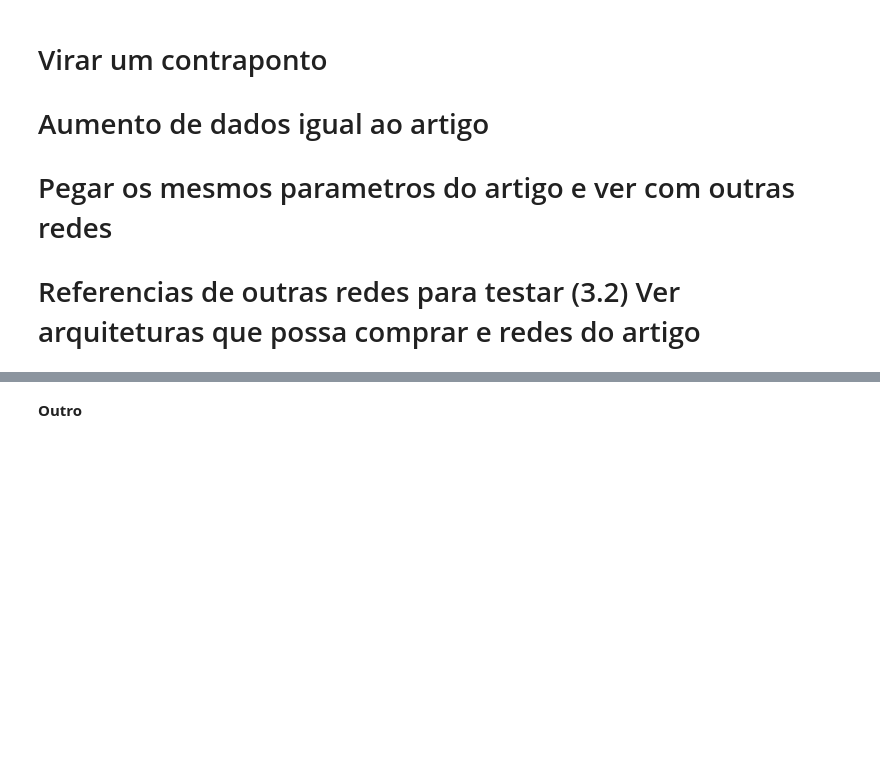
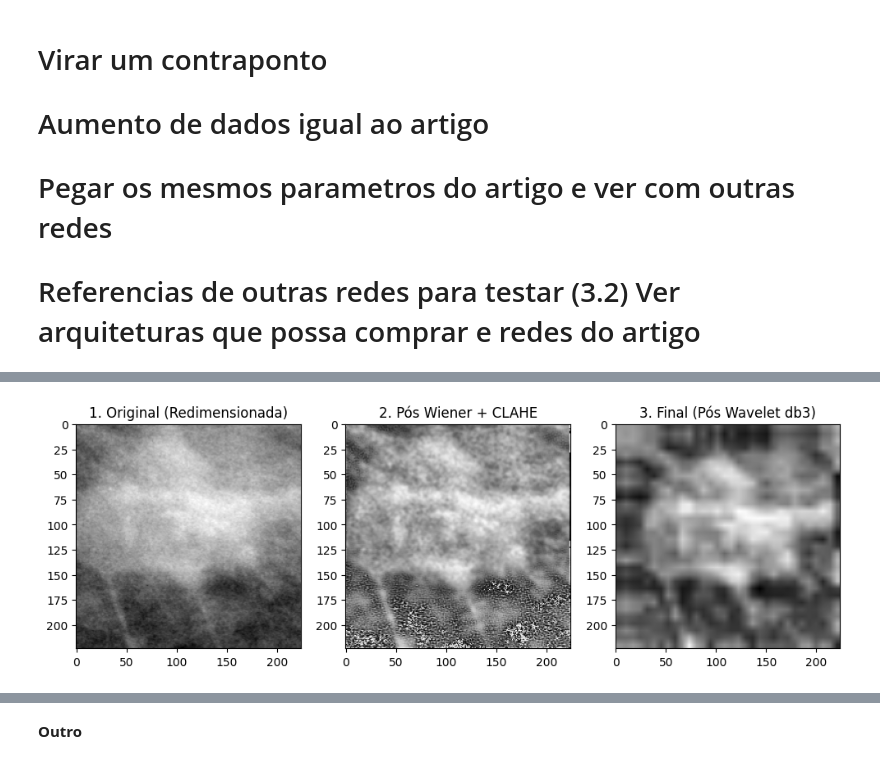
Before and after one commit to SandraRojasZ/Pos_Unifesp, a Jupyter notebook: PMI/BreastCancer/BreastCancer.ipynb, the cells around one changed output, grey strips where cells are left out. Cells and saved outputs as stored; diff of their text form; code cells hidden in the pictures; blank space fills up the shorter version.

```diff
--- a/PMI/BreastCancer/BreastCancer.ipynb
+++ b/PMI/BreastCancer/BreastCancer.ipynb
@@ -382,0 +516,20 @@ Geradores prontos!
+# %%
+# --- VISUALIZAÇÃO  ---
+path = df_final['filepath'].iloc[1] # Pega o caminho da primeira imagem do DataFrame
+original, pos_clahe, final = preprocess_image_paper_method(path)
+
+plt.figure(figsize=(12, 4))
+plt.subplot(1, 3, 1)
+plt.title("1. Original (Redimensionada)")
+plt.imshow(original, cmap='gray')
+
+plt.subplot(1, 3, 2)
+plt.title("2. Pós Wiener + CLAHE")
+plt.imshow(pos_clahe, cmap='gray')
+
+plt.subplot(1, 3, 3)
+plt.title("3. Final (Pós Wavelet db3)")
+plt.imshow(final) # Mostrando como RGB
+plt.show()
+# %% [output]
+[figure, added]
```
Also changed, not shown: parts of 38 cells of this notebook.
